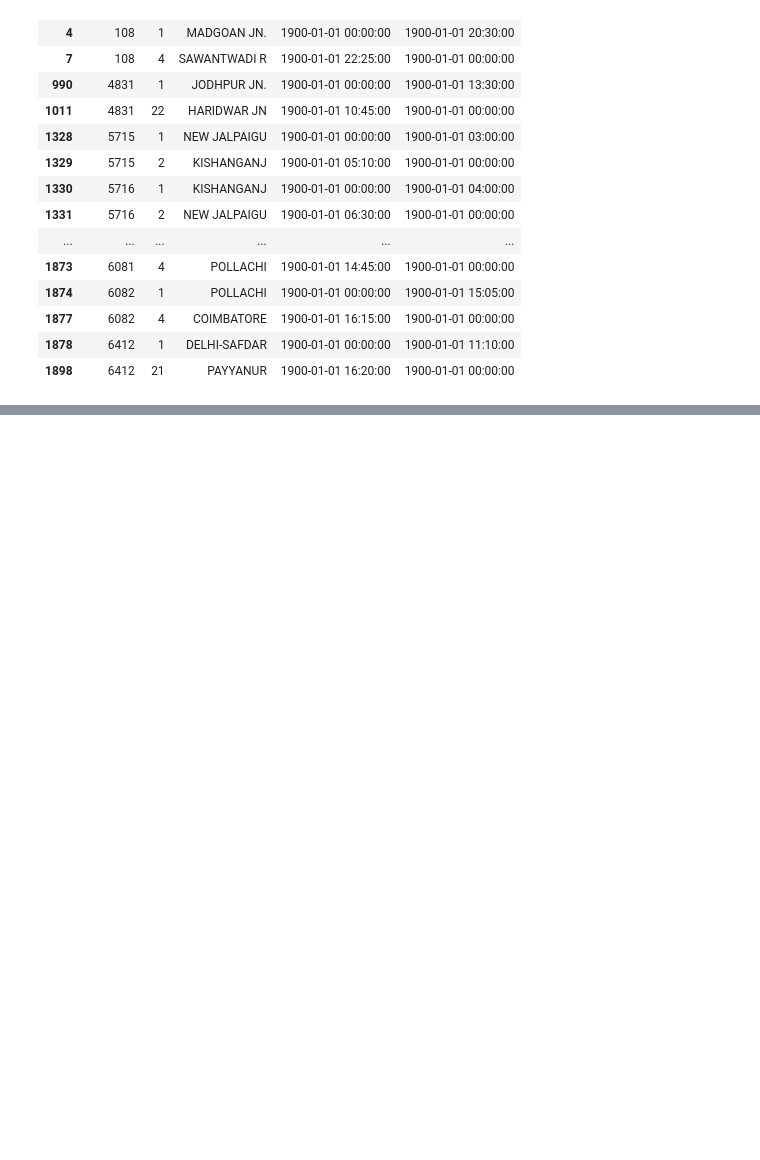
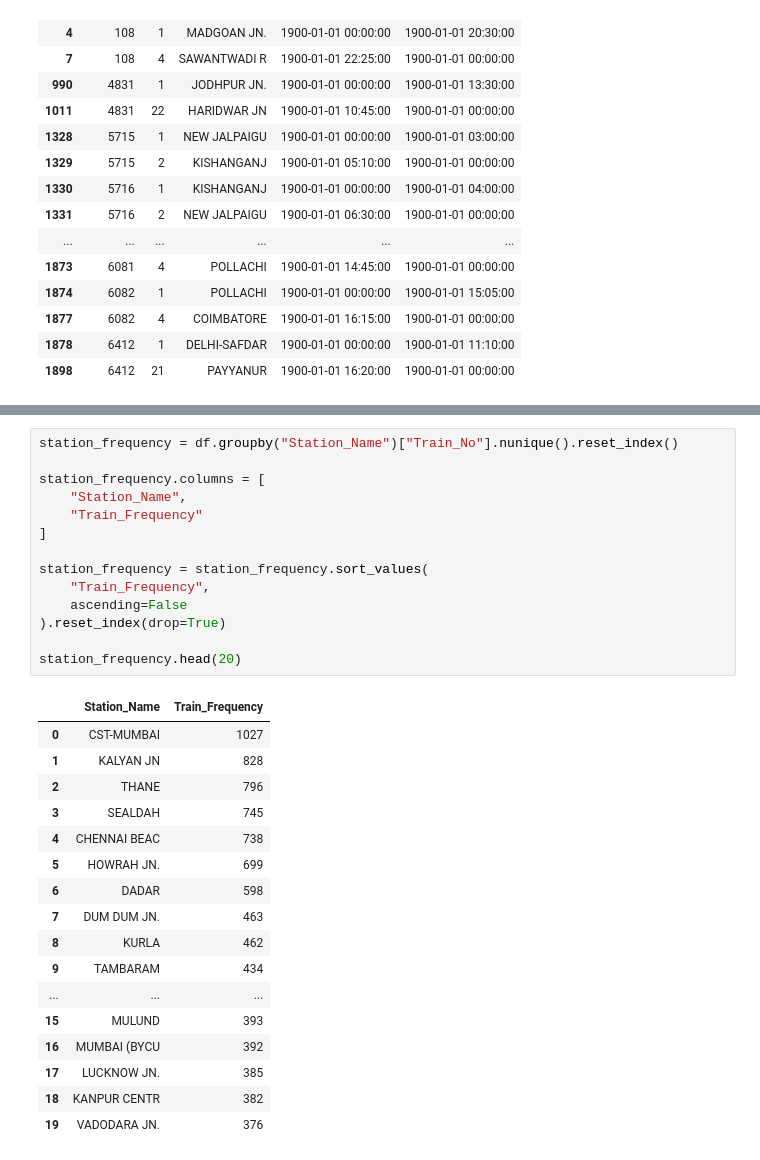
Before and after one commit to ShreyaRumale19/Train-Schedule-Analytics-Interactive-Route-Enquiry-System-POWERBI, a Jupyter notebook: Level_2_Data_Processing_Feature_Engineering/Level_2_Data_Processing.ipynb, the cells around one changed output, grey strips where cells are left out. Drawn from its saved outputs; the diff is of its cells as text; blank space fills up the shorter version.

```diff
--- a/Level_2_Data_Processing_Feature_Engineering/Level_2_Data_Processing.ipynb
+++ b/Level_2_Data_Processing_Feature_Engineering/Level_2_Data_Processing.ipynb
@@ -157,0 +317,32 @@ df[(df["Arrival_time"].dt.time == pd.Timestamp("00:00:00").time()) |
+# %%
+station_frequency = df.groupby("Station_Name")["Train_No"].nunique().reset_index()
+
+station_frequency.columns = [
+    "Station_Name",
+    "Train_Frequency"
+]
+
+station_frequency = station_frequency.sort_values(
+    "Train_Frequency",
+    ascending=False
+).reset_index(drop=True)
+
+station_frequency.head(20)
+# %% [output]
+|  | Station_Name | Train_Frequency |
+| 0 | CST-MUMBAI | 1027 |
+| 1 | KALYAN JN | 828 |
+| 2 | THANE | 796 |
+| 3 | SEALDAH | 745 |
+| 4 | CHENNAI BEAC | 738 |
+| 5 | HOWRAH JN. | 699 |
+| 6 | DADAR | 598 |
+| 7 | DUM DUM JN. | 463 |
+| 8 | KURLA | 462 |
+| 9 | TAMBARAM | 434 |
+| ... | ... | ... |
+| 15 | MULUND | 393 |
+| 16 | MUMBAI (BYCU | 392 |
+| 17 | LUCKNOW JN. | 385 |
+| 18 | KANPUR CENTR | 382 |
+| 19 | VADODARA JN. | 376 |
```
Also changed, not shown: parts of 19 cells of this notebook.
